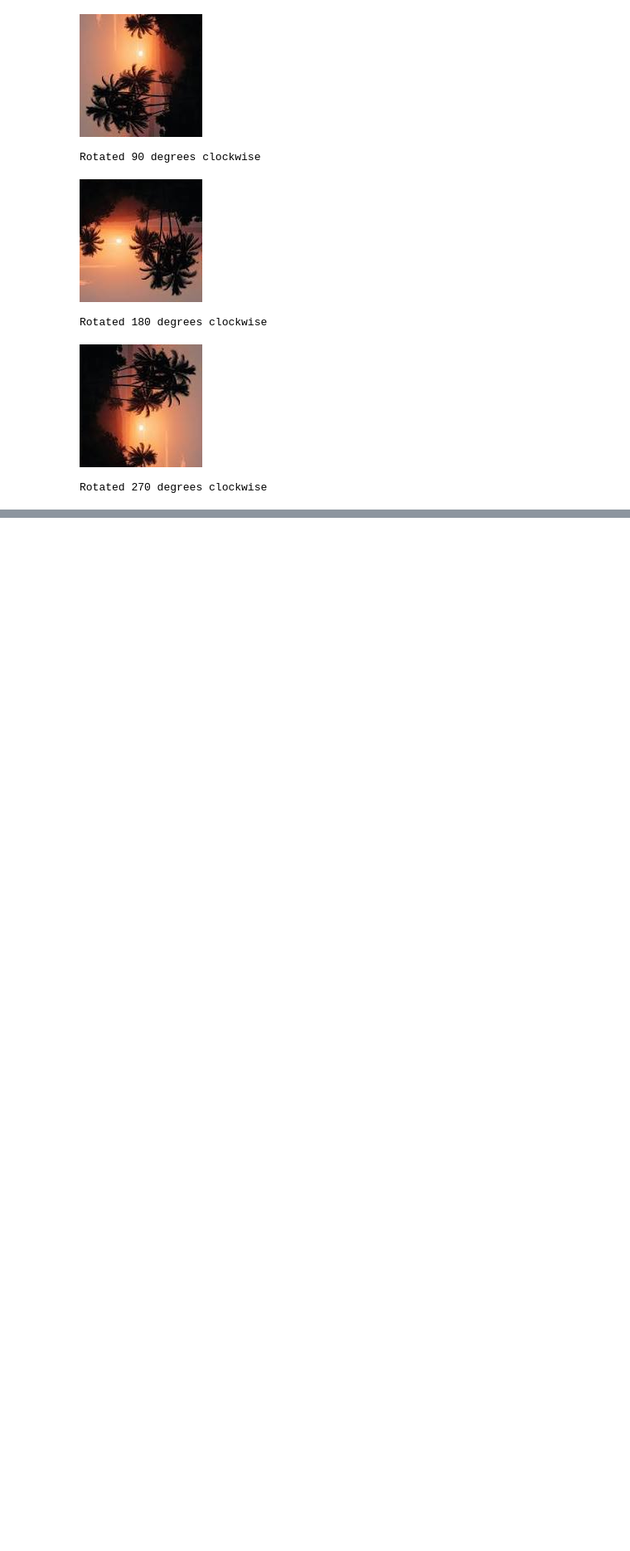
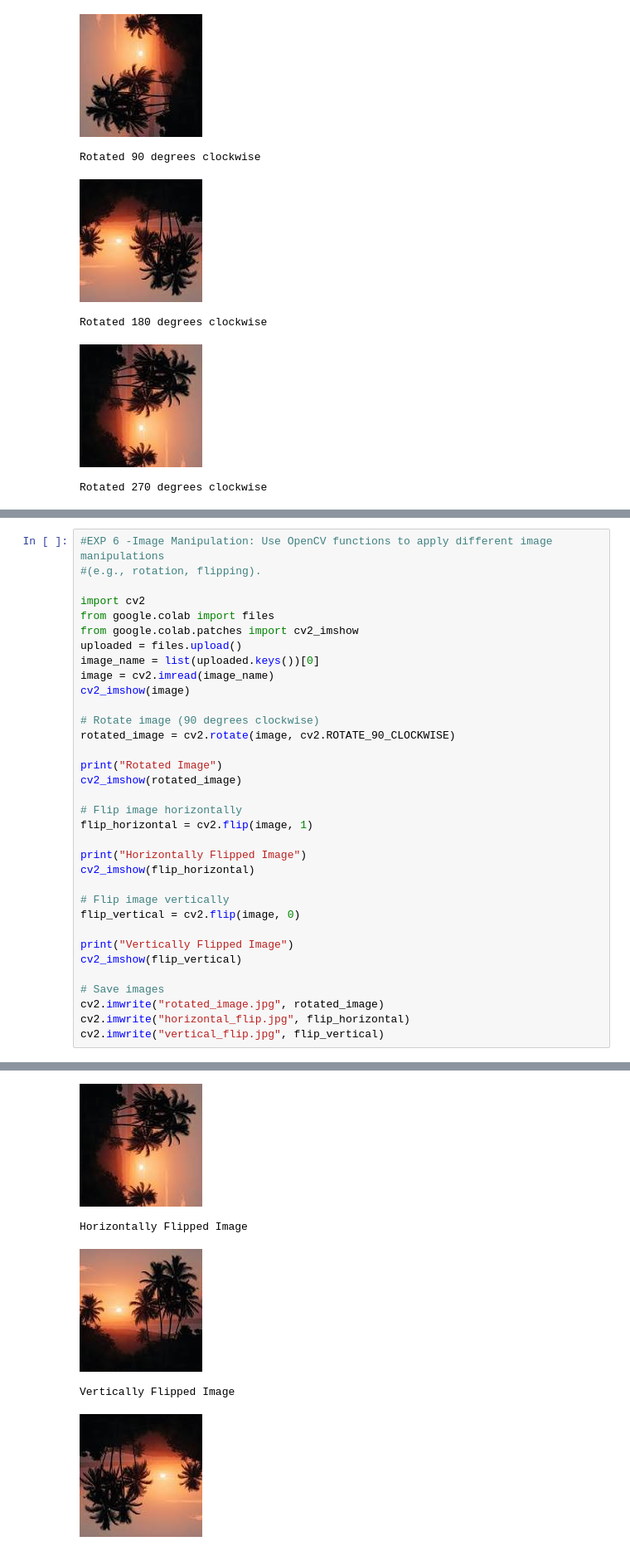
Before and after one commit to Kabilash01/Semester-7-, a Jupyter notebook: CV_lab1.ipynb, the cells around one changed output, grey strips where cells are left out. Shown at 83% size. Saved outputs shown, nothing was run; the diff lists cells and outputs as text; blank space fills up the shorter version.

```diff
--- a/CV_lab1.ipynb
+++ b/CV_lab1.ipynb
@@ -125,0 +189,35 @@ Rotated 270 degrees clockwise
+# %%
+#EXP 6 -Image Manipulation: Use OpenCV functions to apply different image manipulations
+#(e.g., rotation, flipping).
+
+import cv2
+from google.colab import files
+from google.colab.patches import cv2_imshow
+uploaded = files.upload()
+image_name = list(uploaded.keys())[0]
+image = cv2.imread(image_name)
+cv2_imshow(image)
+
+# Rotate image (90 degrees clockwise)
+rotated_image = cv2.rotate(image, cv2.ROTATE_90_CLOCKWISE)
+
+print("Rotated Image")
+cv2_imshow(rotated_image)
+
+# Flip image horizontally
+flip_horizontal = cv2.flip(image, 1)
+
+print("Horizontally Flipped Image")
+cv2_imshow(flip_horizontal)
+
+# Flip image vertically
+flip_vertical = cv2.flip(image, 0)
+
+print("Vertically Flipped Image")
+cv2_imshow(flip_vertical)
+
+# Save images
+cv2.imwrite("rotated_image.jpg", rotated_image)
+cv2.imwrite("horizontal_flip.jpg", flip_horizontal)
+cv2.imwrite("vertical_flip.jpg", flip_vertical)
+# %% [output]
@@ -125,0 +229,5 @@ Rotated 270 degrees clockwise
+[figure, added]
+Horizontally Flipped Image
+[figure, added]
+Vertically Flipped Image
+[figure, added]
```
Also changed, not shown: parts of 2 cells of this notebook.
